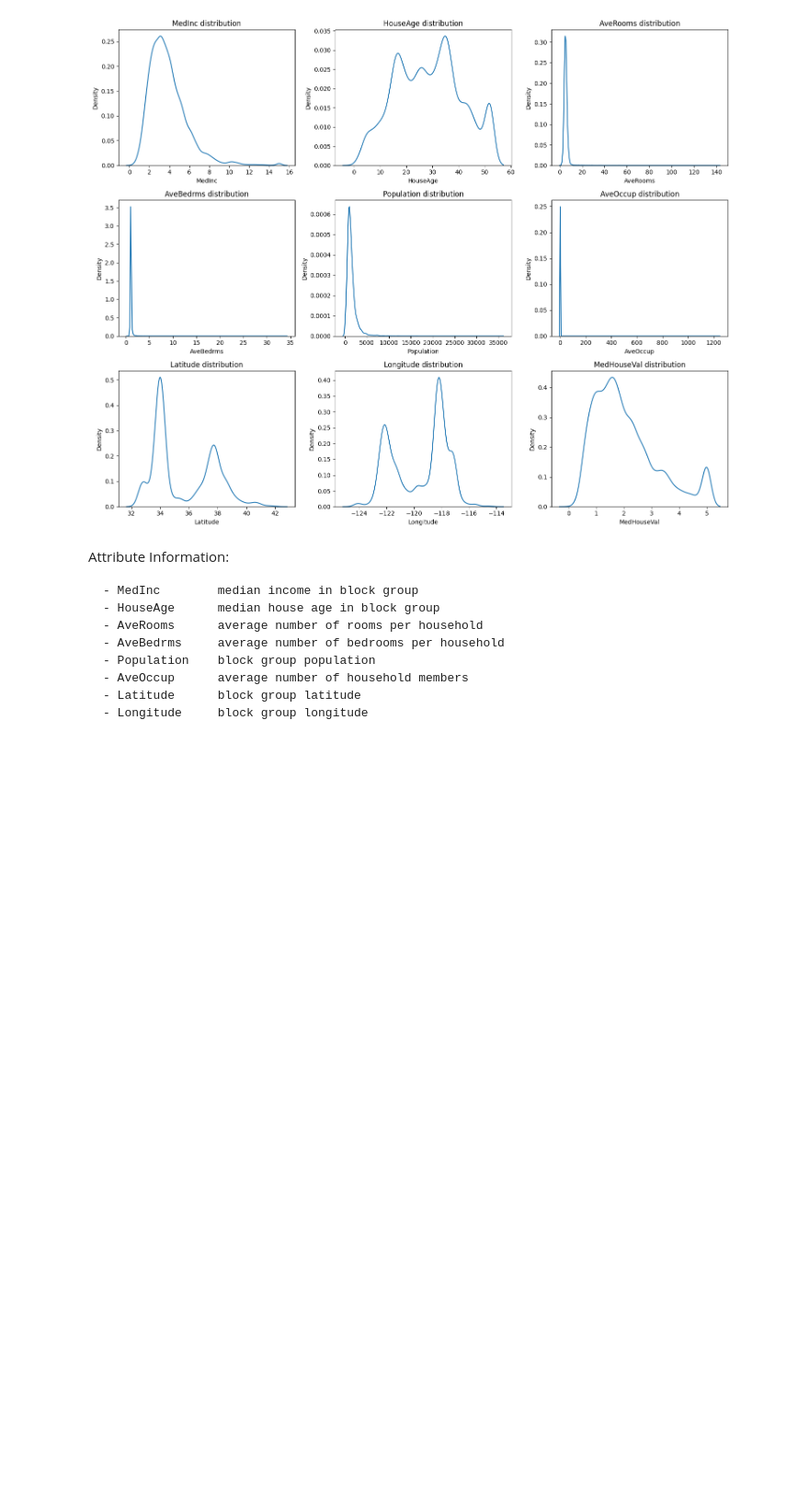
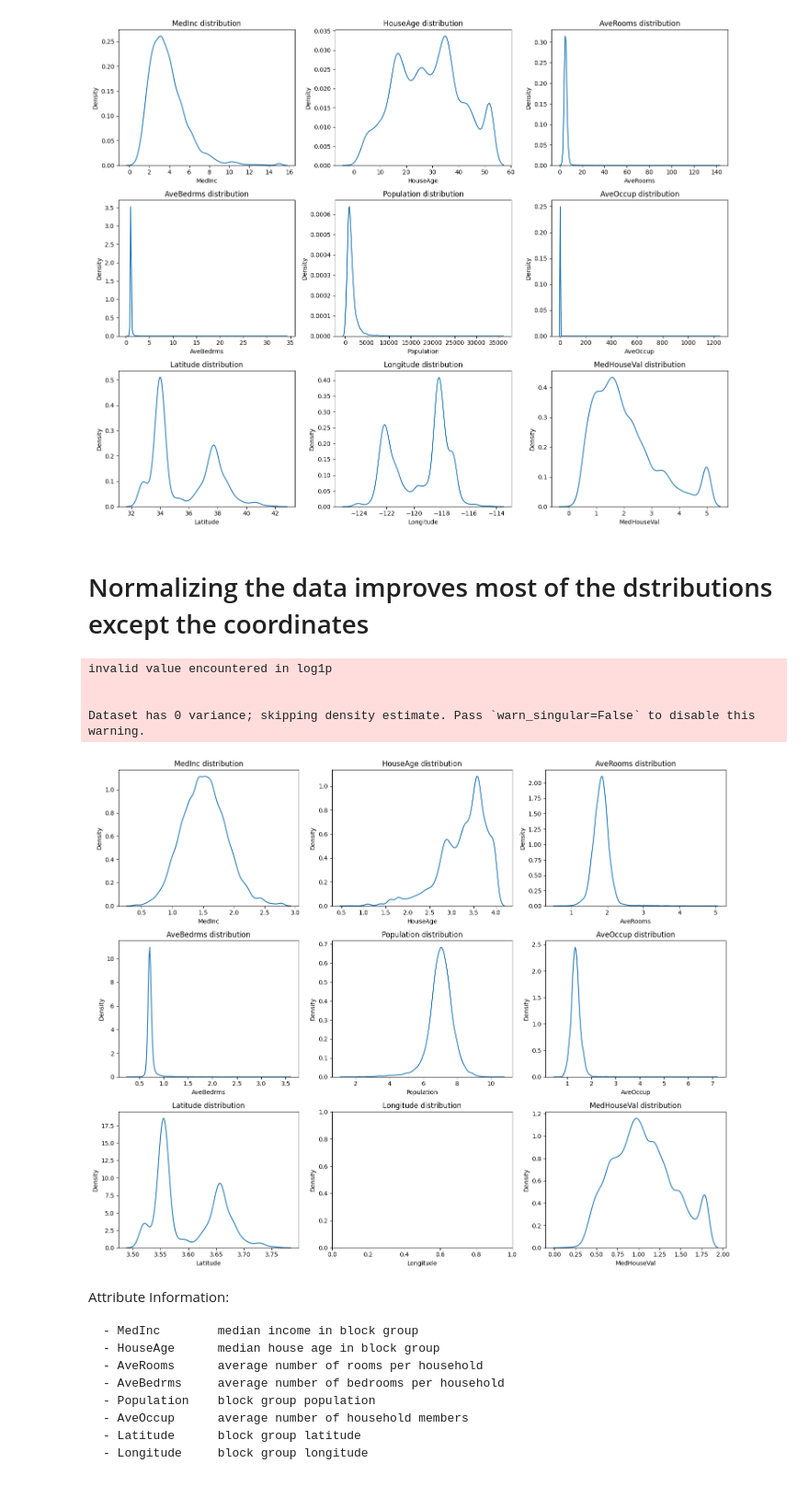
Before and after one commit to sheilambadi/machine-learning-zoomcamp, a Jupyter notebook: machine-learning-zoomcamp/02_regression/california_housing_price_prediction.ipynb, the cells around one changed output. Shown at 92% size. Saved outputs shown, nothing was run; the diff lists cells and outputs as text; code cells hidden in the pictures; blank space fills up the shorter version.

```diff
--- a/machine-learning-zoomcamp/02_regression/california_housing_price_prediction.ipynb
+++ b/machine-learning-zoomcamp/02_regression/california_housing_price_prediction.ipynb
@@ -214,6 +214,21 @@ for i, col in enumerate(combined_df.columns):
 plt.tight_layout()
 # %% [output]
 [figure]
+# %% [markdown]
+# Normalizing the data improves most of the dstributions except the coordinates
+# %%
+fix, ax = plt.subplots(3, 3, figsize=(15, 12))
+
+for i, col in enumerate(combined_df.columns):
+    sns.kdeplot(np.log1p(combined_df[col]), ax=ax[i//3, i%3])
+    ax[i//3, i%3].set_title(f"{col} distribution")
+plt.tight_layout()
+# %% [output]
+invalid value encountered in log1p
+
+
+Dataset has 0 variance; skipping density estimate. Pass `warn_singular=False` to disable this warning.
+[figure, added]
 # %% [markdown]
 Attribute Information:
 
```
Also changed, not shown: parts of 34 cells of this notebook.
